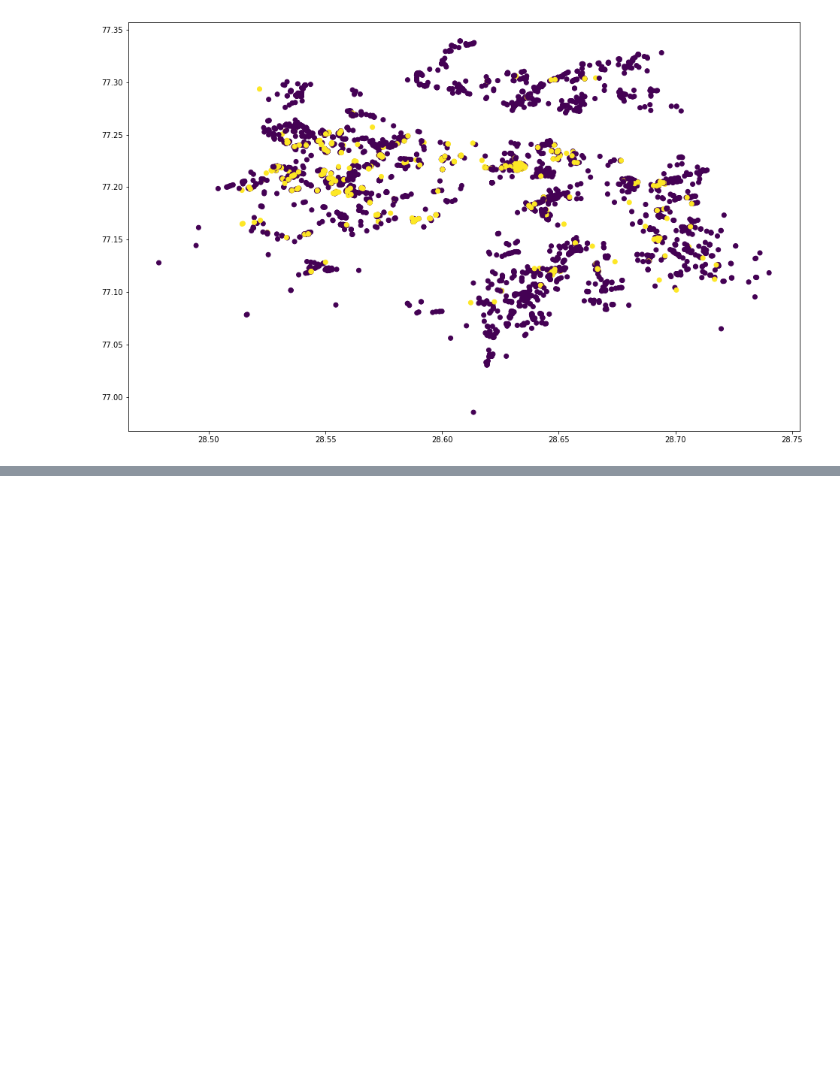
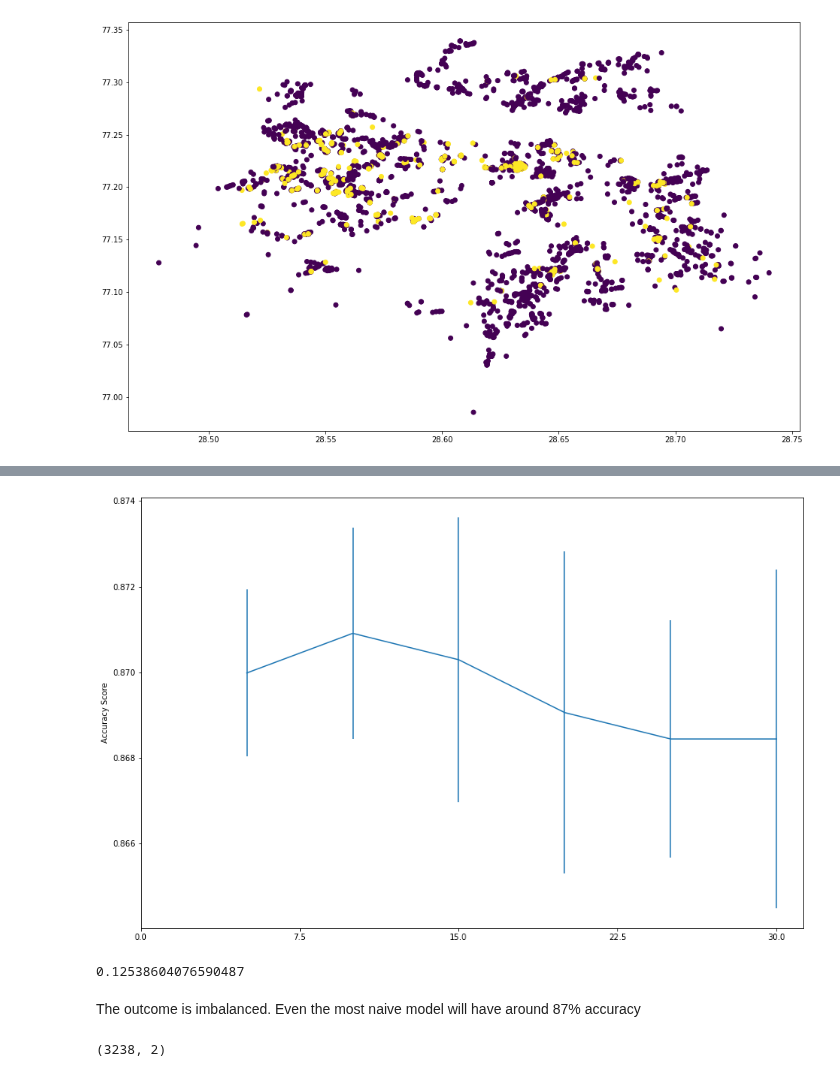
Before and after one commit to uttiyamaji/Data-Analysis, a Jupyter notebook: Zomato_restaurents_data_analysis/zomato.ipynb, the cells around one changed output, grey strips where cells are left out. Saved outputs shown, nothing was run; the diff lists cells and outputs as text; code cells hidden in the pictures; blank space fills up the shorter version.

```diff
--- a/Zomato_restaurents_data_analysis/zomato.ipynb
+++ b/Zomato_restaurents_data_analysis/zomato.ipynb
@@ -516,0 +635,42 @@ array([[719,   9],
+# %%
+clf = Pipeline([('anova',SelectPercentile(f_classif)),
+               ('svc', SVC(kernel = 'rbf', gamma = 'auto'))])
+
+score_means = []
+score_stds = []
+
+percentiles = (5,10,15,20,25,30)
+
+for percentile in percentiles:
+    clf.set_params(anova__percentile = percentile)
+    this_scores = cross_val_score(clf, X_train, y_train,cv = 3)
+    score_means.append(this_scores.mean())
+    score_stds.append(this_scores.std())
+
+plt.figure(figsize = (15,10))
+plt.errorbar(percentiles, score_means, np.array(score_stds))
+plt.xticks(np.linspace(0,30,5, endpoint = True))
+plt.ylabel('Accuracy Score')
+plt.show()
+# %% [output]
+[figure, added]
+# %%
+from collections import Counter
+
+Counter(y_train)
+
+406/(2832+406)
+# %% [output]
+0.12538604076590487
+# %% [markdown]
+The outcome is imbalanced. Even the most naive model will have around 87% accuracy
+# %%
+from sklearn.manifold import MDS
+
+
+embedding = MDS(n_components = 2)
+X_transformed = embedding.fit_transform(X_train)
+
+X_transformed.shape
+# %% [output]
+(3238, 2)
```
Also changed, not shown: parts of 38 cells of this notebook.
